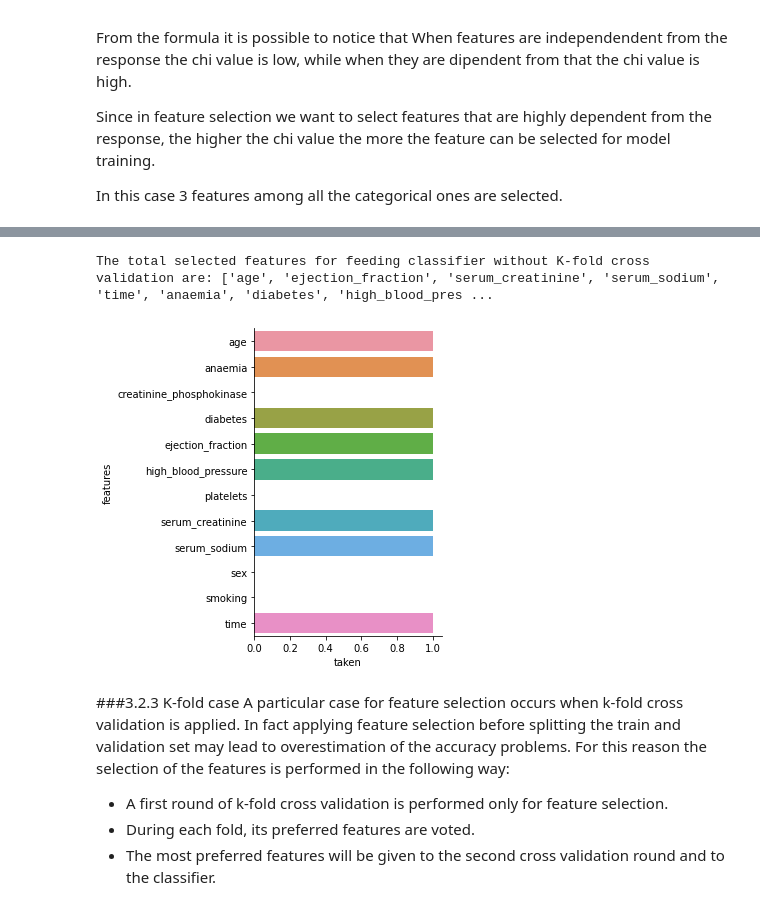
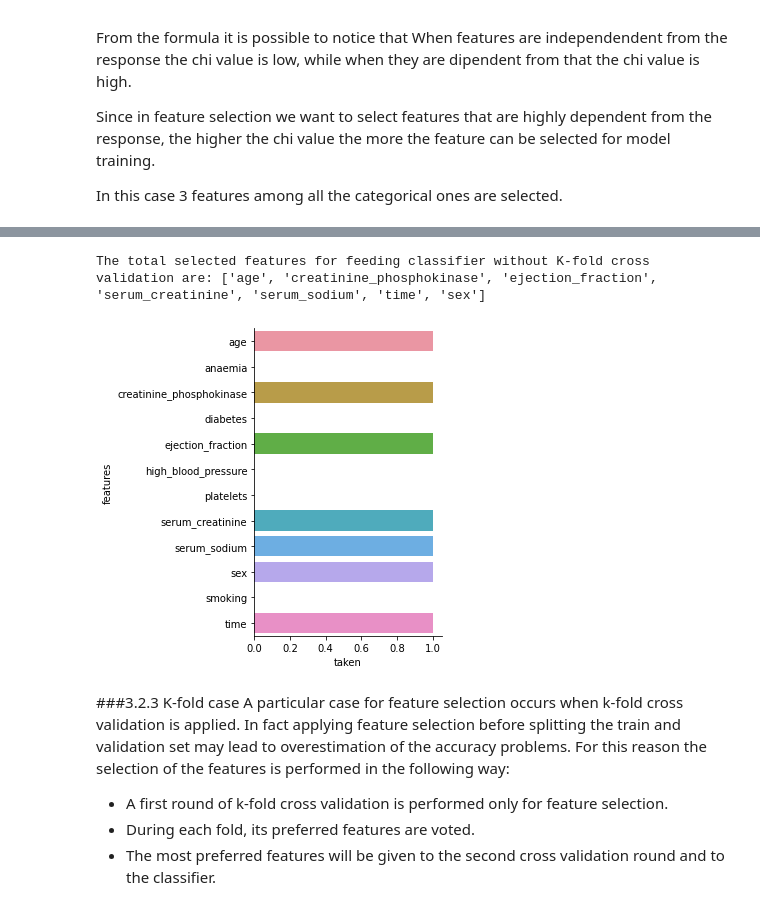
Before and after one commit to ele9996/Heart-failure-clinical-records-analysis, a Jupyter notebook: main.ipynb, the cells around one changed output, grey strips where cells are left out. Cells and saved outputs as stored; diff of their text form; code cells hidden in the pictures.

```diff
--- a/main.ipynb
+++ b/main.ipynb
@@ -453,16 +446,0 @@ During this analysis a k=5 number of features are selected.
-# %%
-mi = SelectKBest(mutual_info_classif, k=5)
-mi.fit(x_trainsd_numerical, y_trainsd_Df)
-
-
-# Get columns to keep
-cols = mi.get_support(indices=True)
-# Create new dataframe with only desired columns, or overwrite existing
-x_trainsd_numerical_new = x_trainsd_numerical.iloc[:,cols]
-x_valsd_numerical_new = x_valsd_numerical.iloc[:,cols]
-x_testsd_numerical_new = x_testsd_numerical.iloc[:,cols]
-
-sel_col=x_testsd_numerical_new.columns.tolist()
-print("The selected numerical features after mutual information test are: {}".format(sel_col))
-
-figure=myLib.plot_selFeat(sel_col, features )
@@ -472,0 +486,11 @@ The selected numerical features after mutual information test are: ['age', 'ejec
+# %%
+chi = SelectKBest(chi2, k=1)
+chi.fit(x_trainsd_mi_new_cat,y_trainsd_Df)
+cols = chi.get_support(indices=True)
+
+#Categorical features selection
+x_trainsd_chi_new_cat = x_trainsd_mi_new_cat.iloc[:,cols]
+x_valsd_chi_new_cat = x_valsd_mi_new_cat.iloc[:,cols]
+x_testsd_chi_new_cat = x_testsd_mi_new_cat.iloc[:,cols]
+
+figure=myLib.plot_selFeat(x_trainsd_chi_new_cat.columns, features )
@@ -473,16 +499,16 @@ The selected numerical features after mutual information test are: ['age', 'ejec
 # %%
 #creation of the new training,validation and test set
-x_trainstd_fs = pd.concat([x_trainsd_numerical_new, x_trainsd_categorical_new], axis = 1)
-x_valstd_fs = pd.concat([x_valsd_numerical_new, x_valsd_categorical_new], axis = 1)
-x_teststd_fs = pd.concat([x_testsd_numerical_new, x_testsd_categorical_new], axis = 1)
+x_trainstd_fs = pd.concat([x_trainsd_mi_new_num , x_trainsd_chi_new_cat], axis = 1)
+x_valstd_fs = pd.concat([x_valsd_mi_new_num , x_valsd_chi_new_cat], axis = 1)
+x_teststd_fs = pd.concat([x_testsd_mi_new_num , x_testsd_chi_new_cat], axis = 1)
 
 total_sel_col=x_teststd_fs.columns.tolist()
 print("The total selected features for feeding classifier without K-fold cross validation are: {}".format(total_sel_col))
 
 figure=myLib.plot_selFeat(total_sel_col, features )
 # %% [output]
-The total selected features for feeding classifier without K-fold cross validation are: ['age', 'ejection_fraction', 'serum_creatinine', 'serum_sodium', 'time', 'anaemia', 'diabetes', 'high_blood_pres ...
+The total selected features for feeding classifier without K-fold cross validation are: ['age', 'creatinine_phosphokinase', 'ejection_fraction', 'serum_creatinine', 'serum_sodium', 'time', 'sex']
-[figure, old version]
+[figure, new version]
 # %% [markdown]
 ###3.2.3 K-fold case
 A particular case for feature selection occurs when k-fold cross validation is applied.
```
Also changed, not shown: parts of 29 cells of this notebook.
